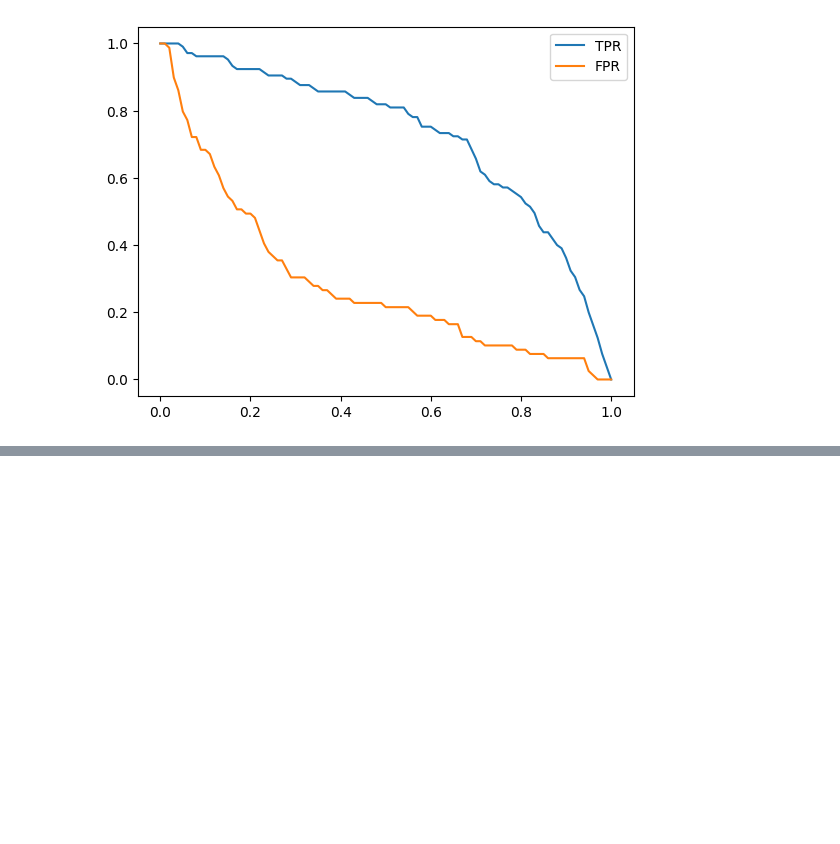
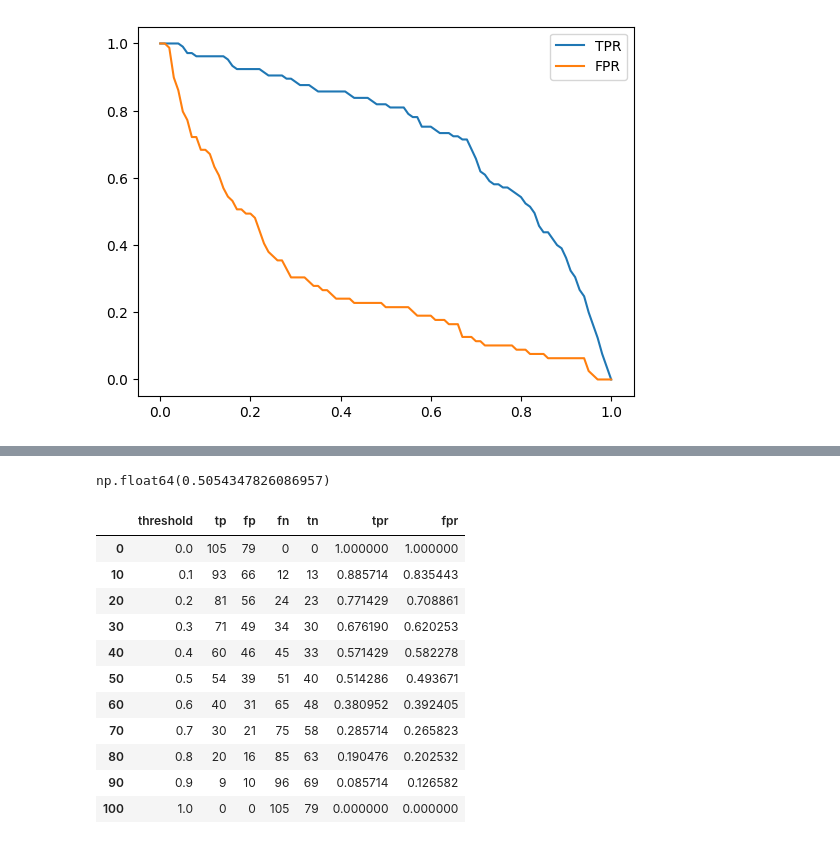
Before and after one commit to skykmar02/Heart-Disease-Prediction, a Jupyter notebook: Notebook_P1.ipynb, the cells around one changed output, grey strips where cells are left out. Cells and saved outputs as stored; diff of their text form; code cells hidden in the pictures; blank space fills up the shorter version.

```diff
--- a/Notebook_P1.ipynb
+++ b/Notebook_P1.ipynb
@@ -381,0 +407,4 @@ plt.legend()
+# %%
+((y_rand >= 0.4) == y_val).mean()
+# %% [output]
+np.float64(0.5054347826086957)
@@ -381,0 +441,15 @@ plt.legend()
+# %%
+df_rand[::10]
+# %% [output]
+|  | threshold | tp | fp | fn | tn | tpr | fpr |
+| 0 | 0.0 | 105 | 79 | 0 | 0 | 1.000000 | 1.000000 |
+| 10 | 0.1 | 93 | 66 | 12 | 13 | 0.885714 | 0.835443 |
+| 20 | 0.2 | 81 | 56 | 24 | 23 | 0.771429 | 0.708861 |
+| 30 | 0.3 | 71 | 49 | 34 | 30 | 0.676190 | 0.620253 |
+| 40 | 0.4 | 60 | 46 | 45 | 33 | 0.571429 | 0.582278 |
+| 50 | 0.5 | 54 | 39 | 51 | 40 | 0.514286 | 0.493671 |
+| 60 | 0.6 | 40 | 31 | 65 | 48 | 0.380952 | 0.392405 |
+| 70 | 0.7 | 30 | 21 | 75 | 58 | 0.285714 | 0.265823 |
+| 80 | 0.8 | 20 | 16 | 85 | 63 | 0.190476 | 0.202532 |
+| 90 | 0.9 | 9 | 10 | 96 | 69 | 0.085714 | 0.126582 |
+| 100 | 1.0 | 0 | 0 | 105 | 79 | 0.000000 | 0.000000 |
```
Also changed, not shown: parts of 19 cells of this notebook.
